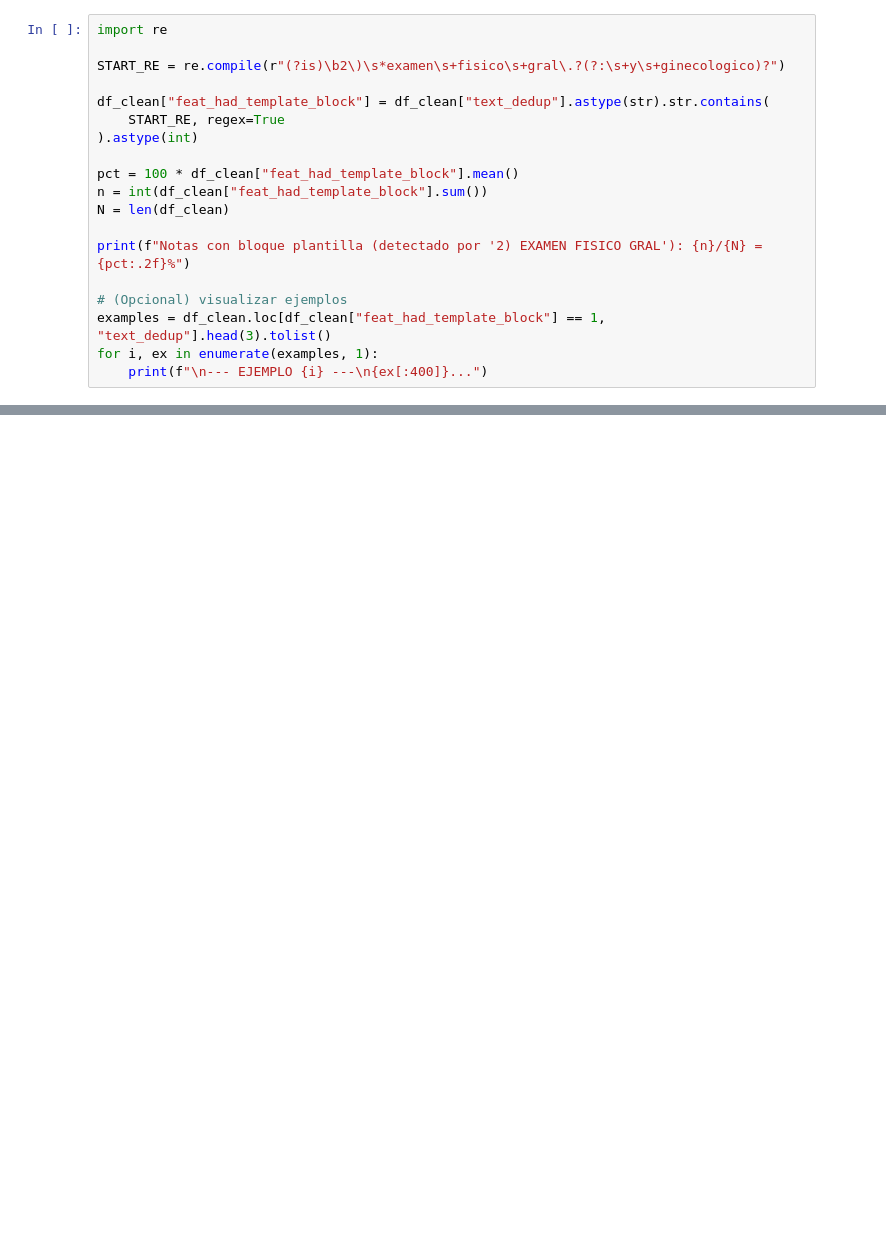
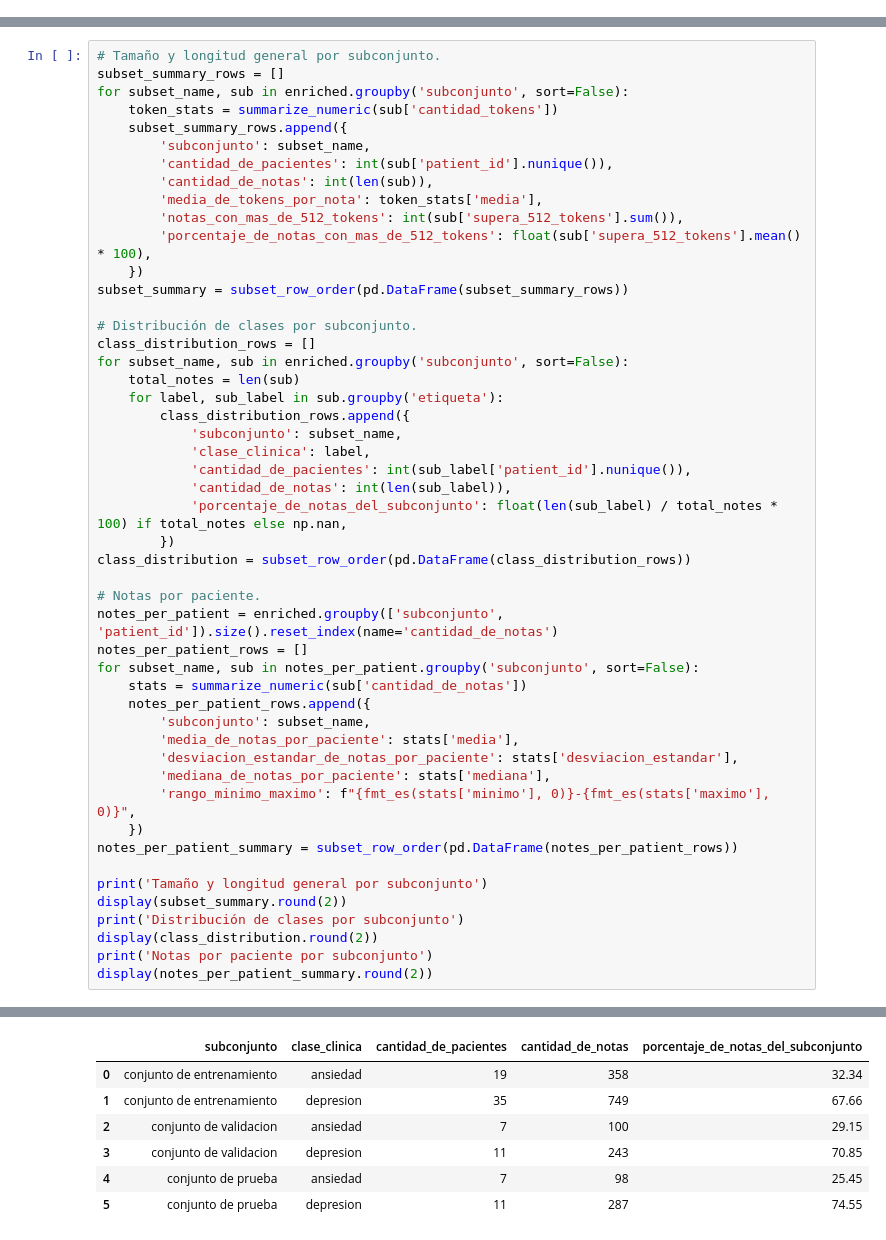
Before and after one commit to manununhez/psych-phenotyping-paraguay, a Jupyter notebook: notebooks/pipeline/01_datos_eda_limpieza.ipynb, the cells around one changed output, grey strips where cells are left out. Drawn from its saved outputs; the diff is of its cells as text; blank space fills up the shorter version.

```diff
--- a/notebooks/pipeline/01_datos_eda_limpieza.ipynb
+++ b/notebooks/pipeline/01_datos_eda_limpieza.ipynb
@@ -150,19 +0,0 @@ print(f'Total final para análisis: {len(df_clean)} notas clínicas.')
-# %%
-import re
-
-START_RE = re.compile(r"(?is)\b2\)\s*examen\s+fisico\s+gral\.?(?:\s+y\s+ginecologico)?")
-
-df_clean["feat_had_template_block"] = df_clean["text_dedup"].astype(str).str.contains(
-    START_RE, regex=True
-).astype(int)
-
-pct = 100 * df_clean["feat_had_template_block"].mean()
-n = int(df_clean["feat_had_template_block"].sum())
-N = len(df_clean)
-
-print(f"Notas con bloque plantilla (detectado por '2) EXAMEN FISICO GRAL'): {n}/{N} = {pct:.2f}%")
-
-# (Opcional) visualizar ejemplos
-examples = df_clean.loc[df_clean["feat_had_template_block"] == 1, "text_dedup"].head(3).tolist()
-for i, ex in enumerate(examples, 1):
-    print(f"\n--- EJEMPLO {i} ---\n{ex[:400]}...")
@@ -236,0 +526,50 @@ print(f'Datos guardados en: {out_file.name}')
+# %%
+# Tamaño y longitud general por subconjunto.
+subset_summary_rows = []
+for subset_name, sub in enriched.groupby('subconjunto', sort=False):
+    token_stats = summarize_numeric(sub['cantidad_tokens'])
+    subset_summary_rows.append({
+        'subconjunto': subset_name,
+        'cantidad_de_pacientes': int(sub['patient_id'].nunique()),
+        'cantidad_de_notas': int(len(sub)),
+        'media_de_tokens_por_nota': token_stats['media'],
+        'notas_con_mas_de_512_tokens': int(sub['supera_512_tokens'].sum()),
+        'porcentaje_de_notas_con_mas_de_512_tokens': float(sub['supera_512_tokens'].mean() * 100),
+    })
+subset_summary = subset_row_order(pd.DataFrame(subset_summary_rows))
+
+# Distribución de clases por subconjunto.
+class_distribution_rows = []
+for subset_name, sub in enriched.groupby('subconjunto', sort=False):
+    total_notes = len(sub)
+    for label, sub_label in sub.groupby('etiqueta'):
+        class_distribution_rows.append({
+            'subconjunto': subset_name,
+            'clase_clinica': label,
+            'cantidad_de_pacientes': int(sub_label['patient_id'].nunique()),
+            'cantidad_de_notas': int(len(sub_label)),
+            'porcentaje_de_notas_del_subconjunto': float(len(sub_label) / total_notes * 100) if total_notes else np.nan,
+        })
+class_distribution = subset_row_order(pd.DataFrame(class_distribution_rows))
+
+# Notas por paciente.
+notes_per_patient = enriched.groupby(['subconjunto', 'patient_id']).size().reset_index(name='cantidad_de_notas')
+notes_per_patient_rows = []
+for subset_name, sub in notes_per_patient.groupby('subconjunto', sort=False):
+    stats = summarize_numeric(sub['cantidad_de_notas'])
+    notes_per_patient_rows.append({
+        'subconjunto': subset_name,
+        'media_de_notas_por_paciente': stats['media'],
+        'desviacion_estandar_de_notas_por_paciente': stats['desviacion_estandar'],
+        'mediana_de_notas_por_paciente': stats['mediana'],
+        'rango_minimo_maximo': f"{fmt_es(stats['minimo'], 0)}-{fmt_es(stats['maximo'], 0)}",
+    })
+notes_per_patient_summary = subset_row_order(pd.DataFrame(notes_per_patient_rows))
+
+print('Tamaño y longitud general por subconjunto')
+display(subset_summary.round(2))
+print('Distribución de clases por subconjunto')
+display(class_distribution.round(2))
+print('Notas por paciente por subconjunto')
+display(notes_per_patient_summary.round(2))
+# %% [output]
@@ -236,0 +582,7 @@ print(f'Datos guardados en: {out_file.name}')
+|  | subconjunto | clase_clinica | cantidad_de_pacientes | cantidad_de_notas | porcentaje_de_notas_del_subconjunto |
+| 0 | conjunto de entrenamiento | ansiedad | 19 | 358 | 32.34 |
+| 1 | conjunto de entrenamiento | depresion | 35 | 749 | 67.66 |
+| 2 | conjunto de validacion | ansiedad | 7 | 100 | 29.15 |
+| 3 | conjunto de validacion | depresion | 11 | 243 | 70.85 |
+| 4 | conjunto de prueba | ansiedad | 7 | 98 | 25.45 |
+| 5 | conjunto de prueba | depresion | 11 | 287 | 74.55 |
```
Also changed, not shown: parts of 55 cells of this notebook.
